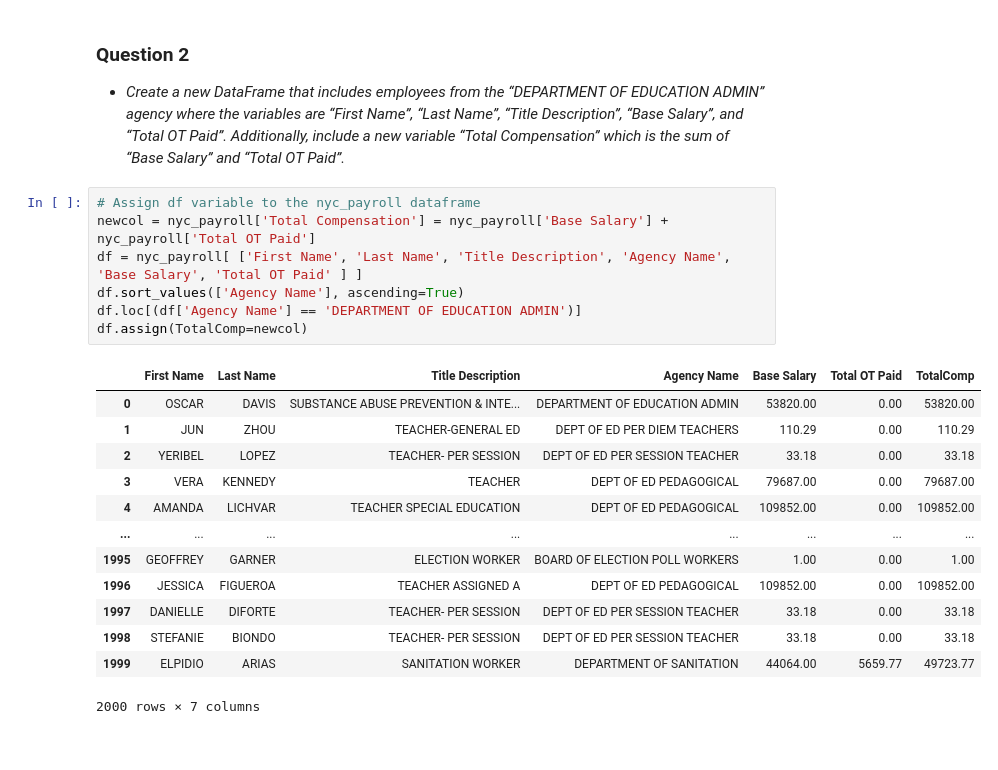
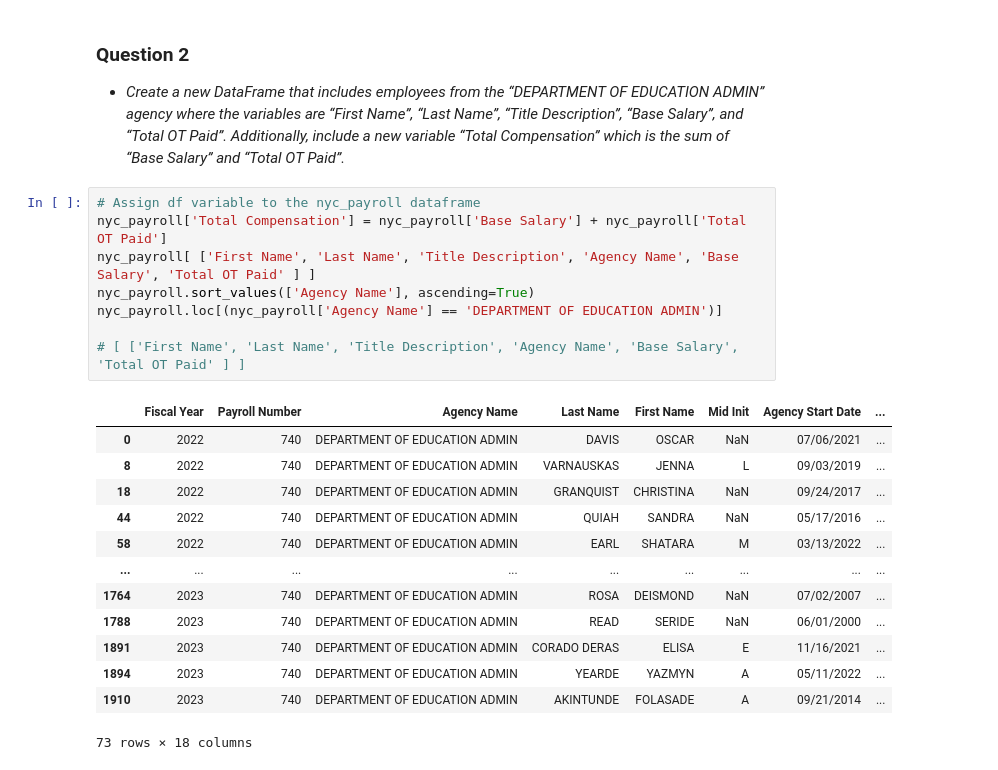
Before and after one commit to brianstoner/Data-Prep-and-Mgmt, a Jupyter notebook: Copy_of_danl_m1_hw3_Stoner_Brian.ipynb, the cells around one changed output. Saved outputs shown, nothing was run; the diff lists cells and outputs as text.

```diff
--- a/Copy_of_danl_m1_hw3_Stoner_Brian.ipynb
+++ b/Copy_of_danl_m1_hw3_Stoner_Brian.ipynb
@@ -66,25 +22,26 @@ nyc_payroll[ ['First Name', 'Last Name', 'Base Salary', 'Total OT Paid' ] ]
 - *Create a new DataFrame that includes employees from the “DEPARTMENT OF EDUCATION ADMIN” agency where the variables are “First Name”, “Last Name”, “Title Description”, “Base Salary”, and “Total OT Paid”. Additionally, include a new variable “Total Compensation” which is the sum of “Base Salary” and “Total OT Paid”.*
 # %%
 # Assign df variable to the nyc_payroll dataframe
-newcol = nyc_payroll['Total Compensation'] = nyc_payroll['Base Salary'] + nyc_payroll['Total OT Paid']
-df = nyc_payroll[ ['First Name', 'Last Name', 'Title Description', 'Agency Name', 'Base Salary', 'Total OT Paid' ] ]
-df.sort_values(['Agency Name'], ascending=True)
-df.loc[(df['Agency Name'] == 'DEPARTMENT OF EDUCATION ADMIN')]
-df.assign(TotalComp=newcol)
+nyc_payroll['Total Compensation'] = nyc_payroll['Base Salary'] + nyc_payroll['Total OT Paid']
+nyc_payroll[ ['First Name', 'Last Name', 'Title Description', 'Agency Name', 'Base Salary', 'Total OT Paid' ] ]
+nyc_payroll.sort_values(['Agency Name'], ascending=True)
+nyc_payroll.loc[(nyc_payroll['Agency Name'] == 'DEPARTMENT OF EDUCATION ADMIN')]
+
+# [ ['First Name', 'Last Name', 'Title Description', 'Agency Name', 'Base Salary', 'Total OT Paid' ] ]
 # %% [output]
-|  | First Name | Last Name | Title Description | Agency Name | Base Salary | Total OT Paid | TotalComp |
-| 0 | OSCAR | DAVIS | SUBSTANCE ABUSE PREVENTION & INTE... | DEPARTMENT OF EDUCATION ADMIN | 53820.00 | 0.00 | 53820.00 |
-| 1 | JUN | ZHOU | TEACHER-GENERAL ED | DEPT OF ED PER DIEM TEACHERS | 110.29 | 0.00 | 110.29 |
-| 2 | YERIBEL | LOPEZ | TEACHER- PER SESSION | DEPT OF ED PER SESSION TEACHER | 33.18 | 0.00 | 33.18 |
-| 3 | VERA | KENNEDY | TEACHER | DEPT OF ED PEDAGOGICAL | 79687.00 | 0.00 | 79687.00 |
-| 4 | AMANDA | LICHVAR | TEACHER SPECIAL EDUCATION | DEPT OF ED PEDAGOGICAL | 109852.00 | 0.00 | 109852.00 |
-| ... | ... | ... | ... | ... | ... | ... | ... |
-| 1995 | GEOFFREY | GARNER | ELECTION WORKER | BOARD OF ELECTION POLL WORKERS | 1.00 | 0.00 | 1.00 |
-| 1996 | JESSICA | FIGUEROA | TEACHER ASSIGNED A | DEPT OF ED PEDAGOGICAL | 109852.00 | 0.00 | 109852.00 |
-| 1997 | DANIELLE | DIFORTE | TEACHER- PER SESSION | DEPT OF ED PER SESSION TEACHER | 33.18 | 0.00 | 33.18 |
-| 1998 | STEFANIE | BIONDO | TEACHER- PER SESSION | DEPT OF ED PER SESSION TEACHER | 33.18 | 0.00 | 33.18 |
-| 1999 | ELPIDIO | ARIAS | SANITATION WORKER | DEPARTMENT OF SANITATION | 44064.00 | 5659.77 | 49723.77 |
+|  | Fiscal Year | Payroll Number | Agency Name | Last Name | First Name | Mid Init | Agency Start Date | ... |
+| 0 | 2022 | 740 | DEPARTMENT OF EDUCATION ADMIN | DAVIS | OSCAR | NaN | 07/06/2021 | ... |
+| 8 | 2022 | 740 | DEPARTMENT OF EDUCATION ADMIN | VARNAUSKAS | JENNA | L | 09/03/2019 | ... |
+| 18 | 2022 | 740 | DEPARTMENT OF EDUCATION ADMIN | GRANQUIST | CHRISTINA | NaN | 09/24/2017 | ... |
+| 44 | 2022 | 740 | DEPARTMENT OF EDUCATION ADMIN | QUIAH | SANDRA | NaN | 05/17/2016 | ... |
+| 58 | 2022 | 740 | DEPARTMENT OF EDUCATION ADMIN | EARL | SHATARA | M | 03/13/2022 | ... |
+| ... | ... | ... | ... | ... | ... | ... | ... | ... |
+| 1764 | 2023 | 740 | DEPARTMENT OF EDUCATION ADMIN | ROSA | DEISMOND | NaN | 07/02/2007 | ... |
+| 1788 | 2023 | 740 | DEPARTMENT OF EDUCATION ADMIN | READ | SERIDE | NaN | 06/01/2000 | ... |
+| 1891 | 2023 | 740 | DEPARTMENT OF EDUCATION ADMIN | CORADO DERAS | ELISA | E | 11/16/2021 | ... |
+| 1894 | 2023 | 740 | DEPARTMENT OF EDUCATION ADMIN | YEARDE | YAZMYN | A | 05/11/2022 | ... |
+| 1910 | 2023 | 740 | DEPARTMENT OF EDUCATION ADMIN | AKINTUNDE | FOLASADE | A | 09/21/2014 | ... |
-2000 rows × 7 columns
+73 rows × 18 columns
 # %%
 nyc_payroll["Total Compensation"] = nyc_payroll["Base Salary"] + nyc_payroll["Total OT Paid"]
 nyc_payroll
```
Also changed, not shown: parts of 5 cells of this notebook.
